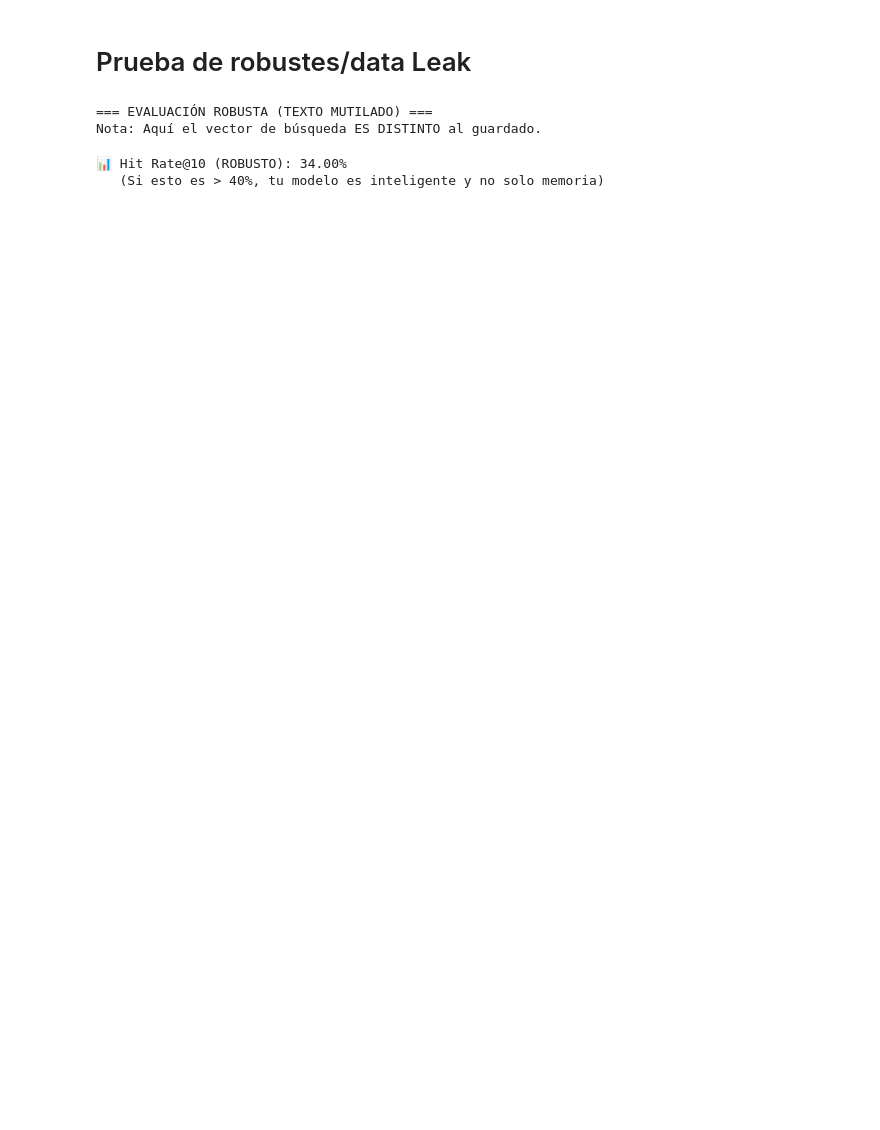
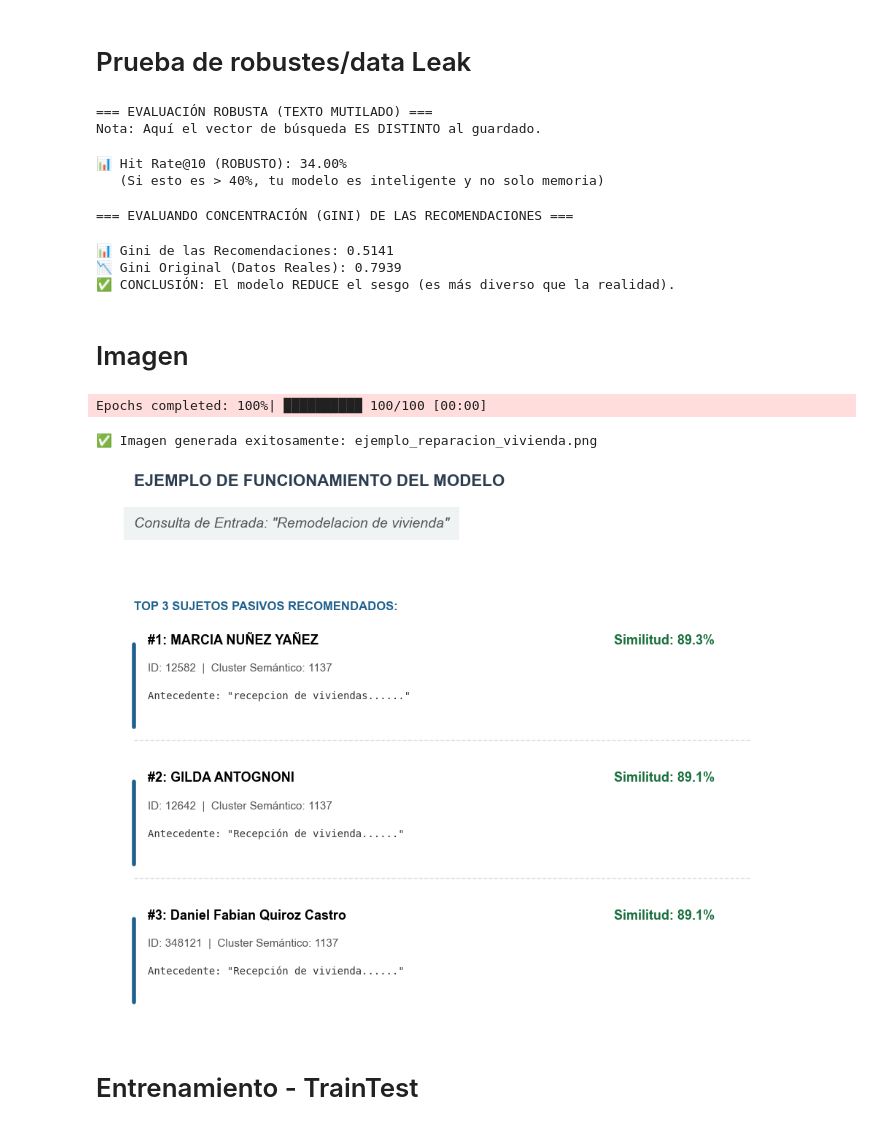
Before and after one commit to camirojasguajardo/lobby-recsys, a Jupyter notebook: src/state_of_art_models/Propuesta_Felipe.ipynb, the cells around one changed output. Drawn from its saved outputs; the diff is of its cells as text; code cells hidden in the pictures; blank space fills up the shorter version.

```diff
--- a/src/state_of_art_models/Propuesta_Felipe.ipynb
+++ b/src/state_of_art_models/Propuesta_Felipe.ipynb
@@ -979,0 +971,56 @@ Nota: Aquí el vector de búsqueda ES DISTINTO al guardado.
+# %%
+import numpy as np
+from tqdm import tqdm
+from collections import Counter
+
+# Asegúrate de tener definida la función gini_coefficient del paso anterior
+
+def evaluar_gini_recomendaciones(recsys, n_muestras=1000, top_k=10):
+    print(f"=== EVALUANDO CONCENTRACIÓN (GINI) DE LAS RECOMENDACIONES ===")
+
+    muestra = recsys.df.sample(n=n_muestras, random_state=42)
+    todos_recomendados = []
+
+    # 1. Generar muchas recomendaciones
+    for idx, row in tqdm(muestra.iterrows(), total=n_muestras, desc="Generando tráfico"):
+        texto = row['detalle']
+        try:
+            with suppress_all_output(): # Usamos tu silenciador
+                res = recsys.recomendar(texto, top_k=top_k)
+
+            ids = res['pasivo_id'].tolist()
+            todos_recomendados.extend(ids) # Guardamos TODOS los IDs que recomendó
+        except:
+            continue
+
+    # 2. Contar frecuencia de aparición
+    # ¿Cuántas veces recomendó al ID 50? ¿Y al ID 800?
+    conteo = Counter(todos_recomendados)
+    frecuencias = list(conteo.values())
+
+    # Si hay pasivos que NUNCA recomendó, deberíamos agregar ceros,
+    # pero para Gini de concentración activa, usar las frecuencias observadas está bien.
+
+    # 3. Calcular Gini
+    gini_score = gini_coefficient(np.array(frecuencias))
+
+    print(f"\n📊 Gini de las Recomendaciones: {gini_score:.4f}")
+
+    # Comparación con el Gini Original (del dataset puro)
+    gini_original = gini_coefficient(recsys.df['pasivo_id'].value_counts().values)
+    print(f"📉 Gini Original (Datos Reales): {gini_original:.4f}")
+
+    if gini_score > gini_original:
+        print("⚠️ CONCLUSIÓN: El modelo AUMENTA el sesgo (concentra más que la realidad).")
+    else:
+        print("✅ CONCLUSIÓN: El modelo REDUCE el sesgo (es más diverso que la realidad).")
+
+# EJECUTAR
+evaluar_gini_recomendaciones(recsys, n_muestras=1000)
+# %% [output]
+=== EVALUANDO CONCENTRACIÓN (GINI) DE LAS RECOMENDACIONES ===
+📊 Gini de las Recomendaciones: 0.5141
+📉 Gini Original (Datos Reales): 0.7939
+✅ CONCLUSIÓN: El modelo REDUCE el sesgo (es más diverso que la realidad).
+# %% [markdown]
+# Imagen
@@ -979,0 +1122,22 @@ Nota: Aquí el vector de búsqueda ES DISTINTO al guardado.
+# %%
+# 1. Definir la consulta corta
+texto_ejemplo = "Remodelacion de vivienda"
+
+# 2. Obtener recomendaciones (Usamos el mejor modelo cargado en 'recsys')
+# Pedimos 3 para que no sature la imagen visualmente
+df_rec_poster = recsys.recomendar(texto_ejemplo, top_k=3)
+
+# 3. Generar la imagen para el póster
+# Asegúrate de tener cargada la función 'generar_ficha_poster' que creamos antes
+generar_ficha_poster(
+    df_resultados=df_rec_poster,
+    df_original=df,
+    texto_query=texto_ejemplo,
+    filename="ejemplo_reparacion_vivienda.png"
+)
+# %% [output]
+Epochs completed: 100%| ██████████ 100/100 [00:00]
+✅ Imagen generada exitosamente: ejemplo_reparacion_vivienda.png
+[figure, added]
+# %% [markdown]
+# Entrenamiento - TrainTest
```
Also changed, not shown: parts of 26 cells of this notebook.
